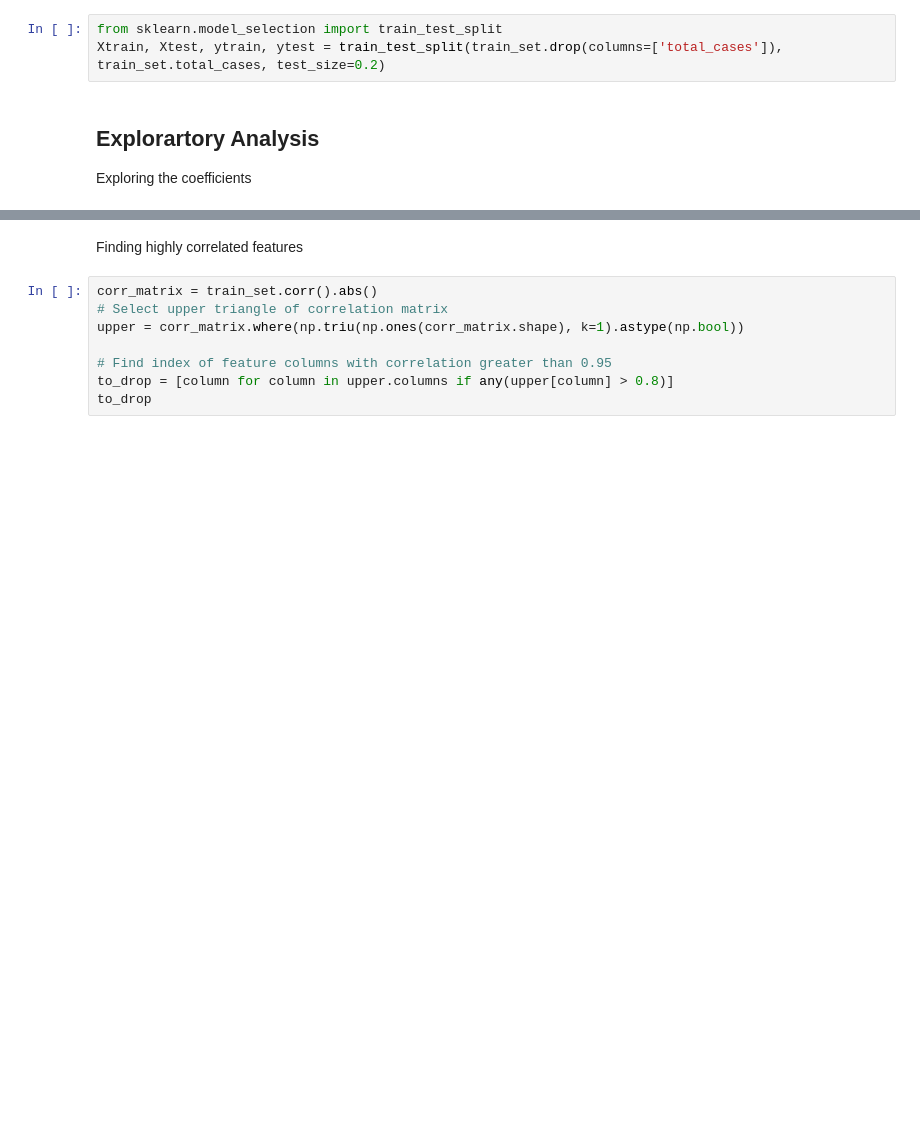
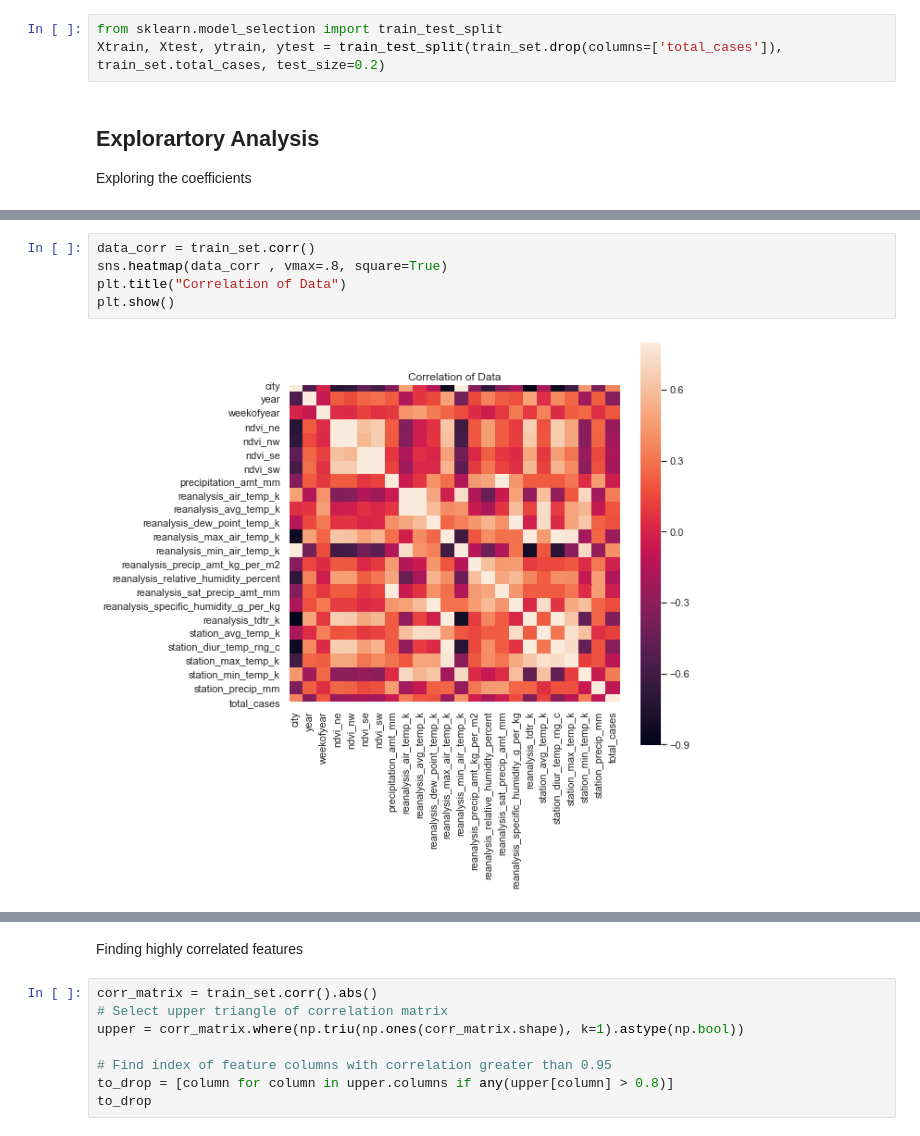
Before and after one commit to GaeaStorm/DengAI-Challenge, a Jupyter notebook: explore.ipynb, the cells around one changed output, grey strips where cells are left out. Saved outputs shown, nothing was run; the diff lists cells and outputs as text; blank space fills up the shorter version.

```diff
--- a/explore.ipynb
+++ b/explore.ipynb
@@ -97,3 +117,10 @@ Exploring the coefficients
+# %%
+data_corr = train_set.corr()
+sns.heatmap(data_corr , vmax=.8, square=True)
+plt.title("Correlation of Data")
+plt.show()
+# %% [output]
+[figure, added]
 # %%
 ax = sns.lineplot(x="weekofyear", y="total_cases", hue="year",data = train_set[train_set.city == 0]);
 ax.set_title('Iquitos');
```
Also changed, not shown: parts of 9 cells of this notebook.
